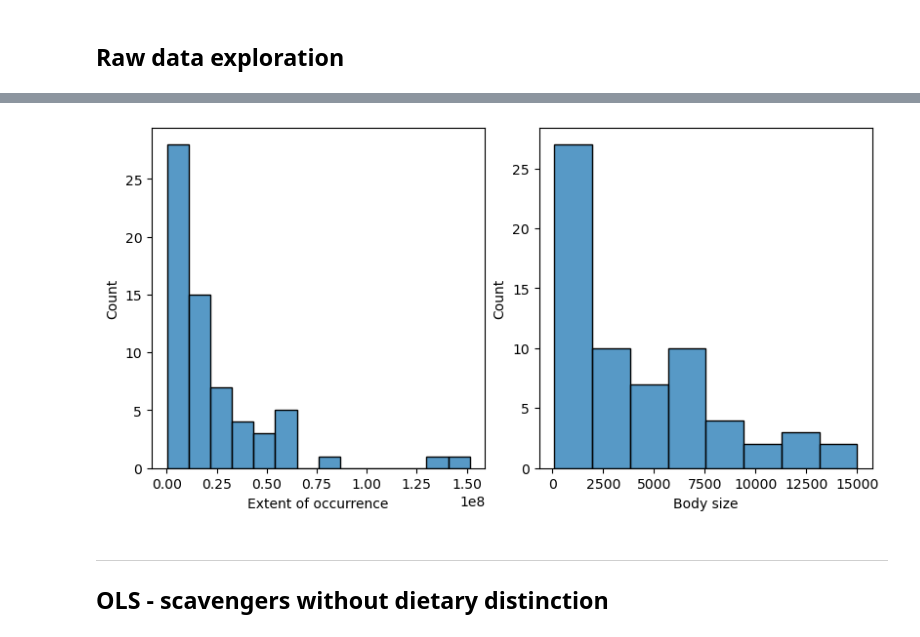
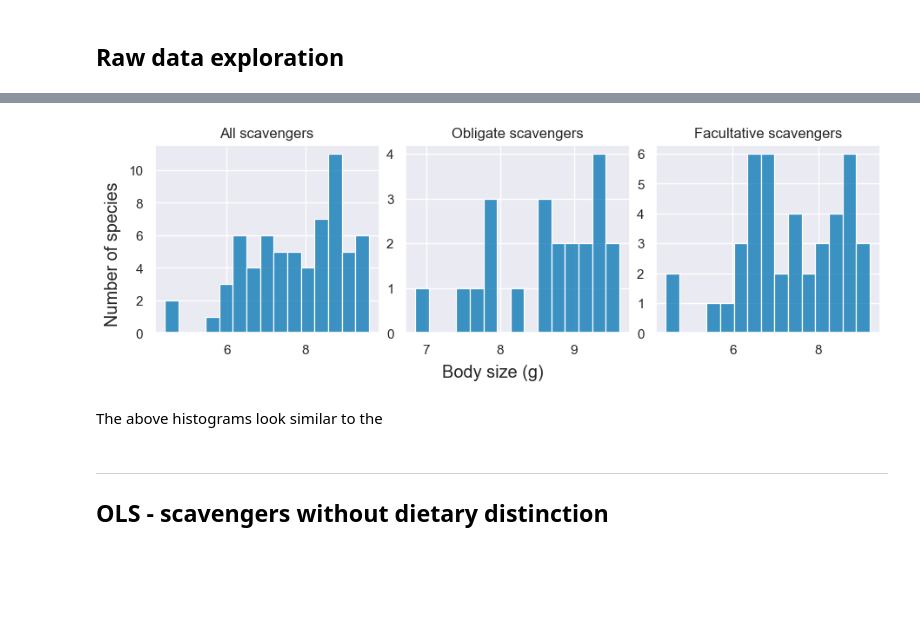
Before and after one commit to TheMightiestCrab/Macroecology, a Jupyter notebook: code/scavengers.ipynb, the cells around one changed output, grey strips where cells are left out. Saved outputs shown, nothing was run; the diff lists cells and outputs as text; code cells hidden in the pictures; blank space fills up the shorter version.

```diff
--- a/code/scavengers.ipynb
+++ b/code/scavengers.ipynb
@@ -69,3 +90,6 @@ scavengers.drop(["Hooded crow"], inplace=True)
+# %%
+obligates = scavengers.loc[scavengers["Diet"] == "Obligate"]
+facultatives = scavengers.loc[scavengers["Diet"] == "Facultative"]
 # %% [markdown]
 Raw data exploration
 -----------
@@ -102,13 +130,34 @@ They don't look too terribly different so that's a good sign for how we calculat
+# %%
+fig, axes = plt.subplots(1, 3, figsize=(9, 3), layout="constrained")
+
+# Data and titles for each subplot
+data = [scavengers, obligates, facultatives]
+titles = ["All scavengers", "Obligate scavengers", "Facultative scavengers"]
+
+# Plot histograms
+for ax, d, title in zip(axes, data, titles):
+    sns.histplot(ax=ax, data=d, x=np.log(d["Body size"]), bins=15)
+    ax.set_xlabel("")
+    ax.set_ylabel("")
+    ax.set_title(title)
+
+# Set common labels
+fig.supxlabel("Body size (g)")
+fig.supylabel("Number of species")
+
+plt.show()
+# %% [output]
+[figure, added]
 # %%
-fig, [ax1, ax2] = plt.subplots(1, 2, figsize = (8,4), layout="constrained")
-
-sns.histplot(ax=ax1, data=scavengers, x="Extent of occurrence",) #  log_scale=True
-
-sns.histplot(ax=ax2, data=scavengers, x="Body size",) #  log_scale=True
-
-plt.show()
+# fig, ax = plt.subplots(1, 1, figsize=(8, 4), layout="constrained")
+# sns.histplot(
+#     data=scavengers,
+#     x=np.log(scavengers["Extent of occurrence"]),
+#     bins=15,
+# )
+# plt.show()
-# %% [output]
-[figure, removed]
+# %% [markdown]
+The above histograms look similar to the
 # %% [markdown]
 -----------
 ## OLS - scavengers without dietary distinction
```
Also changed, not shown: parts of 12 cells of this notebook.
